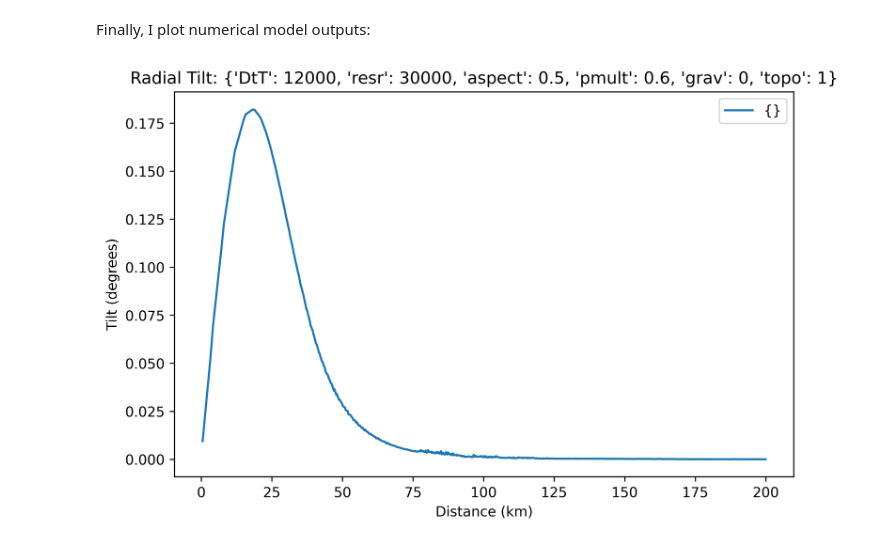
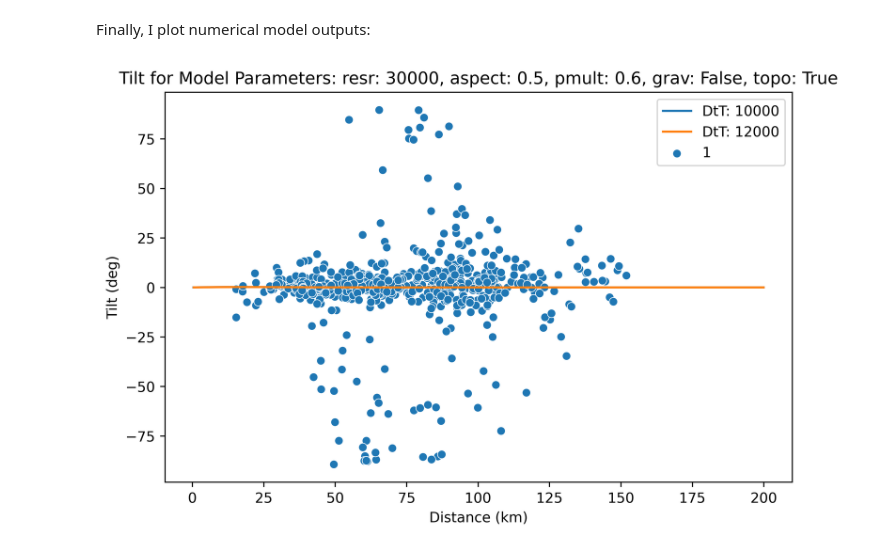
Before and after one commit to hernypeterson/thesis, a Jupyter notebook: code.ipynb, the cells around one changed output. Cells and saved outputs as stored; diff of their text form; code cells hidden in the pictures.

```diff
--- a/code.ipynb
+++ b/code.ipynb
@@ -425,8 +302,8 @@ Then I define classes for displaced vertices and surface elements (the latter de
 # %%
 @dataclass
 class Vertex:
-    pos1: tuple  # (r1, z1)
-    disp: tuple  # (Ur, Uz)
+    pos1: Tuple[float, float]
+    disp: Tuple[float, float]
 
     def __post_init__(self):
         self.pos2 = self.pos1 + self.disp
@@ -439,12 +316,12 @@ class Element:
 
     def __post_init__(self):
         # relative dimensions [r, z] of initial and displaced segments
-        self.shape1 = self.distal.pos1 - self.proximal.pos1 # type: ignore
-        self.shape2 = self.distal.pos2 - self.proximal.pos2 # type: ignore
+        self.shape1 = self.distal.pos1 - self.proximal.pos1  # type: ignore
+        self.shape2 = self.distal.pos2 - self.proximal.pos2  # type: ignore
 
         # mean position of initial and displaced segments
-        self.pos1 = (self.distal.pos1 + self.proximal.pos1) / 2 # type: ignore
-        self.pos2 = (self.distal.pos2 + self.proximal.pos2) / 2 # type: ignore
+        self.pos1 = (self.distal.pos1 + self.proximal.pos1) / 2  # type: ignore
+        self.pos2 = (self.distal.pos2 + self.proximal.pos2) / 2  # type: ignore
 
         # radial distances for plotting
         self.r1_km = self.pos1[0] / 1000
@@ -452,8 +329,8 @@ class Element:
 
         # initial and displaced slopes (positive downward from center)
         # index [1] is z component; [0] is r component
-        self.slope1 = dg(arctan2(-self.shape1[1], self.shape1[0]))
-        self.slope2 = dg(arctan2(-self.shape2[1], self.shape2[0]))
+        self.slope1 = deg(arctan2(-self.shape1[1], self.shape1[0]))
+        self.slope2 = deg(arctan2(-self.shape2[1], self.shape2[0]))
 
         self.tilt = self.slope2 - self.slope1
 # %% [markdown]
@@ -467,7 +344,7 @@ class Model:
 
         self.dP = params['pmult'] * params['DtT'] * ROCK_DENSITY * MARS_GRAVITY
 
-        filename = f"DtT_{params['DtT']}_resr_{params['resr']}_pmult_{params['pmult']}_gmult_{params['grav']}_zmult_{params['topo']}_resaspect_{params['aspect']}.csv"
+        filename = f"DtT_{params['DtT']}_resr_{params['resr']}_pmult_{params['pmult']}_gmult_{int(params['grav'])}_zmult_{int(params['topo'])}_resaspect_{params['aspect']}.csv"
 
         # read initial positions and displacements
         self.pos1 = model_pos1_from_csv(filename)
@@ -564,5 +448,38 @@ full_sweep = ParamSweep({
 Finally, I plot numerical model outputs:
 # %%
 test_sweep.plot()
+centers_calc[1].plot()
-# %% [output]
-[figure, removed]
+# %%
+def combined_plot(sweep: ParamSweep, centers: list[Center], name: str = None): # type: ignore
+    fig = plt.figure(figsize=(8, 5), dpi=600)
+
+    for model in sweep.models:
+        label = '{}'.format({param: model.params[param] for param in sweep.variables})
+        label = label.replace("{", "")
+        label = label.replace("}", "")
+        label = label.replace("'", "")
+        sns.lineplot(data=model.attributes, y="tilt", x="r2_km", label=label)
+
+    for center in centers:
+        sns.scatterplot(data=center.data, x='DIST', y='TILT', label=center.cID)
+
+    model_title = f'{sweep.constants}'
+    model_title = model_title.replace("{", "")
+    model_title = model_title.replace("}", "")
+    model_title = model_title.replace("'", "")
+    plt.title(f"Radial Tilt: {model_title}")
+
+    plt.title(f"Tilt for Model Parameters: {model_title}")
+    plt.xlabel("Distance (km)")
+    plt.ylabel("Tilt (deg)")
+    plt.legend()
+
+    # save plot with name if passed as argument
+    if name is not None:
+        fig.savefig("plot.svg")
+        renderPDF.drawToFile(svg2rlg("plot.svg"), f"figures/{name}.pdf")
+        os.remove("plot.svg")
+
+combined_plot(test_sweep, [centers_calc[0]])
+# %% [output]
+[figure, added]
```
Also changed, not shown: parts of 18 cells of this notebook, 1 other file.
